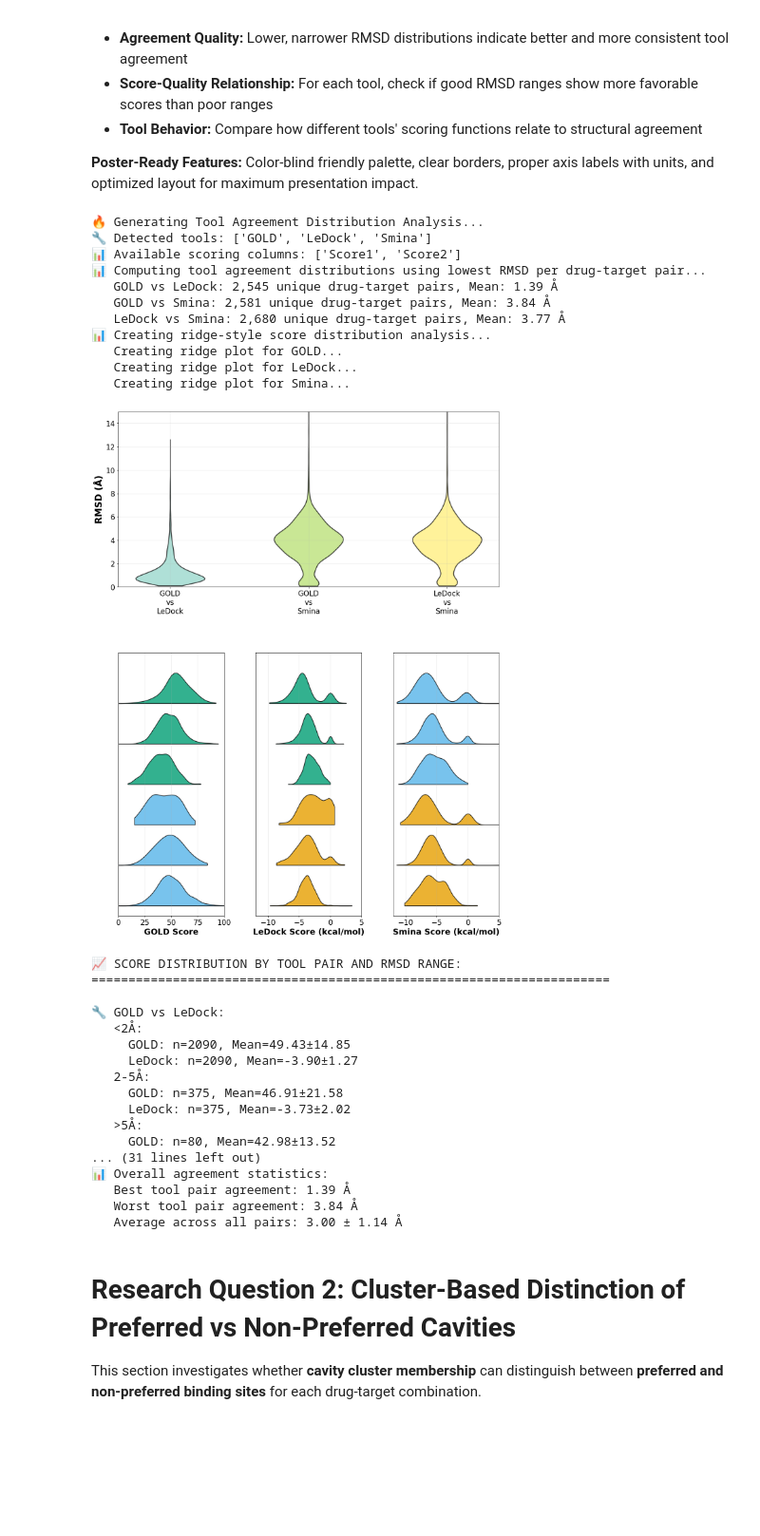
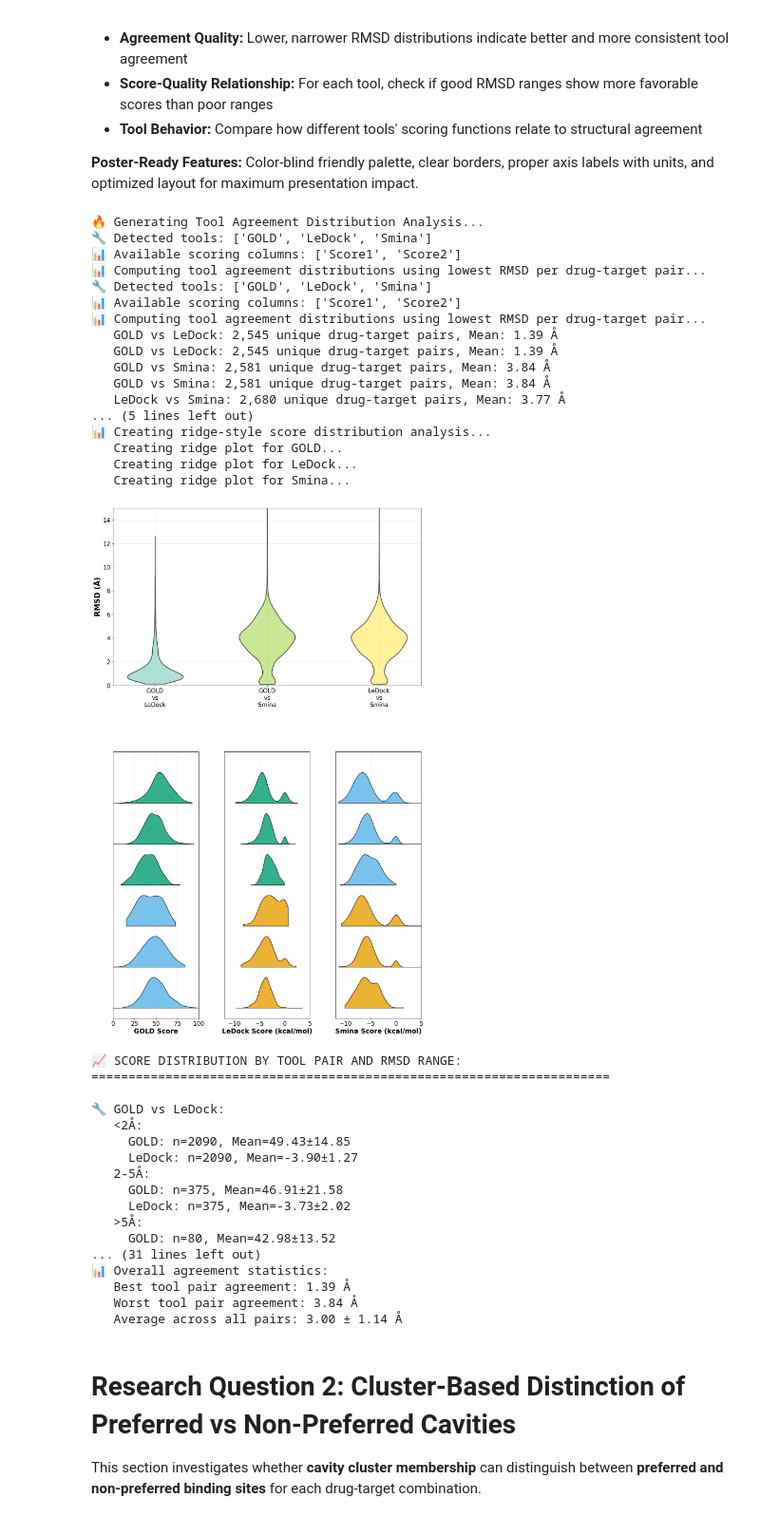
Before and after one commit to costbio/analyze_consensusdock, a Jupyter notebook: analysis_cons_dock_2025_07_05.ipynb, the cells around one changed output. Shown at 95% size. Drawn from its saved outputs; the diff is of its cells as text; code cells hidden in the pictures; blank space fills up the shorter version.

```diff
--- a/analysis_cons_dock_2025_07_05.ipynb
+++ b/analysis_cons_dock_2025_07_05.ipynb
@@ -759,7 +759,7 @@ if not combined_results.is_empty() and 'RMSD' in combined_results.columns and 'T
 
     if tool_pair_data:
         # Create main figure with custom layout: top plot + 3 horizontal ridge plots
-        fig = plt.figure(figsize=(15, 20))
+        fig = plt.figure(figsize=(15, 25))
         gs = fig.add_gridspec(2, 3, height_ratios=[1, 1.5], hspace=0.3, wspace=0.3)
 
         # ========================================================================
@@ -987,34 +987,40 @@ if not combined_results.is_empty() and 'RMSD' in combined_results.columns and 'T
         all_means = [data['mean_rmsd'] for data in tool_pair_data]
         best_agreement = min(all_means)
         worst_agreement = max(all_means)
 
         print(f"\n📊 Overall agreement statistics:")
         print(f"   Best tool pair agreement: {best_agreement:.2f} Å")
         print(f"   Worst tool pair agreement: {worst_agreement:.2f} Å")
         print(f"   Average across all pairs: {np.mean(all_means):.2f} ± {np.std(all_means):.2f} Å")
 
     else:
         print("❌ No valid tool pairs found for agreement analysis")
 
     # Reset matplotlib parameters to defaults
     plt.rcdefaults()
 
 else:
     print("❌ Cannot generate tool agreement distribution - missing required data")
     print("   Required: RMSD, Tool1, Tool2 columns")
 # %% [output]
 🔥 Generating Tool Agreement Distribution Analysis...
 🔧 Detected tools: ['GOLD', 'LeDock', 'Smina']
 📊 Available scoring columns: ['Score1', 'Score2']
 📊 Computing tool agreement distributions using lowest RMSD per drug-target pair...
+🔧 Detected tools: ['GOLD', 'LeDock', 'Smina']
+📊 Available scoring columns: ['Score1', 'Score2']
+📊 Computing tool agreement distributions using lowest RMSD per drug-target pair...
+   GOLD vs LeDock: 2,545 unique drug-target pairs, Mean: 1.39 Å
    GOLD vs LeDock: 2,545 unique drug-target pairs, Mean: 1.39 Å
    GOLD vs Smina: 2,581 unique drug-target pairs, Mean: 3.84 Å
+   GOLD vs Smina: 2,581 unique drug-target pairs, Mean: 3.84 Å
    LeDock vs Smina: 2,680 unique drug-target pairs, Mean: 3.77 Å
+... (5 lines left out)
 📊 Creating ridge-style score distribution analysis...
    Creating ridge plot for GOLD...
    Creating ridge plot for LeDock...
    Creating ridge plot for Smina...
-[figure, old version]
+[figure, new version]
 📈 SCORE DISTRIBUTION BY TOOL PAIR AND RMSD RANGE:
 ======================================================================
 
```
